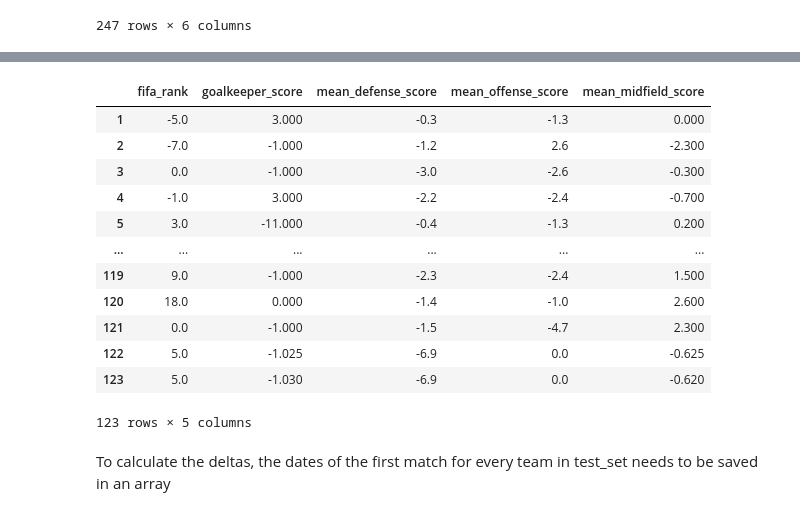
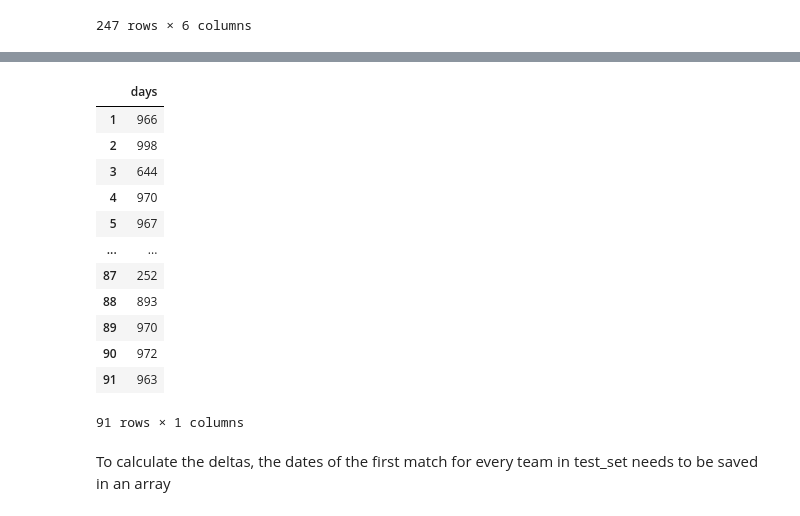
Before and after one commit to rasensiod/ML_Qatar22, a Jupyter notebook: Team3/MLProject_vT3.ipynb, the cells around one changed output, grey strips where cells are left out. Drawn from its saved outputs; the diff is of its cells as text; code cells hidden in the pictures.

```diff
--- a/Team3/MLProject_vT3.ipynb
+++ b/Team3/MLProject_vT3.ipynb
@@ -993,5 +993,6 @@ missing.remove('home_team_result')
 for i in missing:
     pred_data[i] = np.zeros(48, dtype=int)
 
-pred_data.info()
+
+    pred_data
 # %% [output]
@@ -1640,53 +1622,57 @@ array(['Albania', 'Algeria', 'Angola', 'Argentina', 'Armenia',
 # %%
+# Execute above function for all countries. DO NOT RUN TWICE
 for i in countries_test_set:
 
     if i != 'Suriname':
-        update_pred_data(i)
-test_set = pred_data
+        update_test_data(i)
+
+test_set.to_csv('test_out_2.csv')
 # %%
 # Calculate differentials for countries in test_set
 ref_date = dt.date(2019, 1, 1)
 
-score_diff_all_teams_test = np.array(['fifa_rank','goalkeeper_score','mean_defense_score','mean_offense_score','mean_midfield_score'])
-date_diff_all_teams_test = np.array(['date'])
+score_diff_all_teams = np.array(['fifa_rank','goalkeeper_score','mean_defense_score','mean_offense_score','mean_midfield_score'])
+date_diff_all_teams = np.array(['date'])
 
 pd.options.mode.chained_assignment = None  # default='warn', avoids annoing warnings
 
 for i in countries_test_set:
 
     if i != 'Suriname':
 
-        # print(i)
         score_diff_s, date_diff_num_s = team_score_derivative(i, ref_date)
-        # print(score_diff_s, date_diff_num_s)
-        # print(score_diff_s.shape)
-        score_diff_all_teams_test = np.vstack([score_diff_all_teams,  score_diff_s])
-        date_diff_all_teams_test = np.vstack([date_diff_all_teams, date_diff_num_s])
+
+        score_diff_all_teams = np.vstack([score_diff_all_teams,  score_diff_s])
+        date_diff_all_teams  = np.vstack([date_diff_all_teams, date_diff_num_s])
 
 
-score_diff_all_teams_test_df = pd.DataFrame(score_diff_all_teams_test, columns=['fifa_rank','goalkeeper_score','mean_defense_score',
-                                                                                'mean_offense_score','mean_midfield_score']).round(2).iloc[1: , :].astype(float)
+score_diff_all_teams_df = pd.DataFrame(score_diff_all_teams, columns=['fifa_rank',
+                                                                      'goalkeeper_score',
+                                                                      'mean_defense_score',
+                                                                      'mean_offense_score',
+                                                                      'mean_midfield_score']).round(2).iloc[1: , :].astype(float)
 
-date_diff_all_teams_df = pd.DataFrame(date_diff_all_teams_test, columns=['deltas'])
+date_diff_all_teams_df = pd.DataFrame(date_diff_all_teams, columns=['deltas'])
 date_diff_all_teams_df = date_diff_all_teams_df.iloc[1: , :]
 
 date_diff_all_teams_df['days'] = (date_diff_all_teams_df['deltas'] / np.timedelta64(1, 'D')).astype(int)
 date_diff_all_teams_df = date_diff_all_teams_df.drop(columns=['deltas'])
-score_diff_all_teams_test_df.loc[1,'fifa_rank']
+
+date_diff_all_teams_df
 # %% [output]
-|  | fifa_rank | goalkeeper_score | mean_defense_score | mean_offense_score | mean_midfield_score |
-| 1 | -5.0 | 3.000 | -0.3 | -1.3 | 0.000 |
-| 2 | -7.0 | -1.000 | -1.2 | 2.6 | -2.300 |
-| 3 | 0.0 | -1.000 | -3.0 | -2.6 | -0.300 |
-| 4 | -1.0 | 3.000 | -2.2 | -2.4 | -0.700 |
-| 5 | 3.0 | -11.000 | -0.4 | -1.3 | 0.200 |
-| ... | ... | ... | ... | ... | ... |
-| 119 | 9.0 | -1.000 | -2.3 | -2.4 | 1.500 |
-| 120 | 18.0 | 0.000 | -1.4 | -1.0 | 2.600 |
-| 121 | 0.0 | -1.000 | -1.5 | -4.7 | 2.300 |
-| 122 | 5.0 | -1.025 | -6.9 | 0.0 | -0.625 |
-| 123 | 5.0 | -1.030 | -6.9 | 0.0 | -0.620 |
+|  | days |
+| 1 | 966 |
+| 2 | 998 |
+| 3 | 644 |
+| 4 | 970 |
+| 5 | 967 |
+| ... | ... |
+| 87 | 252 |
+| 88 | 893 |
+| 89 | 970 |
+| 90 | 972 |
+| 91 | 963 |
-123 rows × 5 columns
+91 rows × 1 columns
 # %% [markdown]
 To calculate the deltas, the dates of the first match for every team in test_set needs to be saved in an array
 # %%
```
Also changed, not shown: parts of 23 cells of this notebook, 3 other files.
